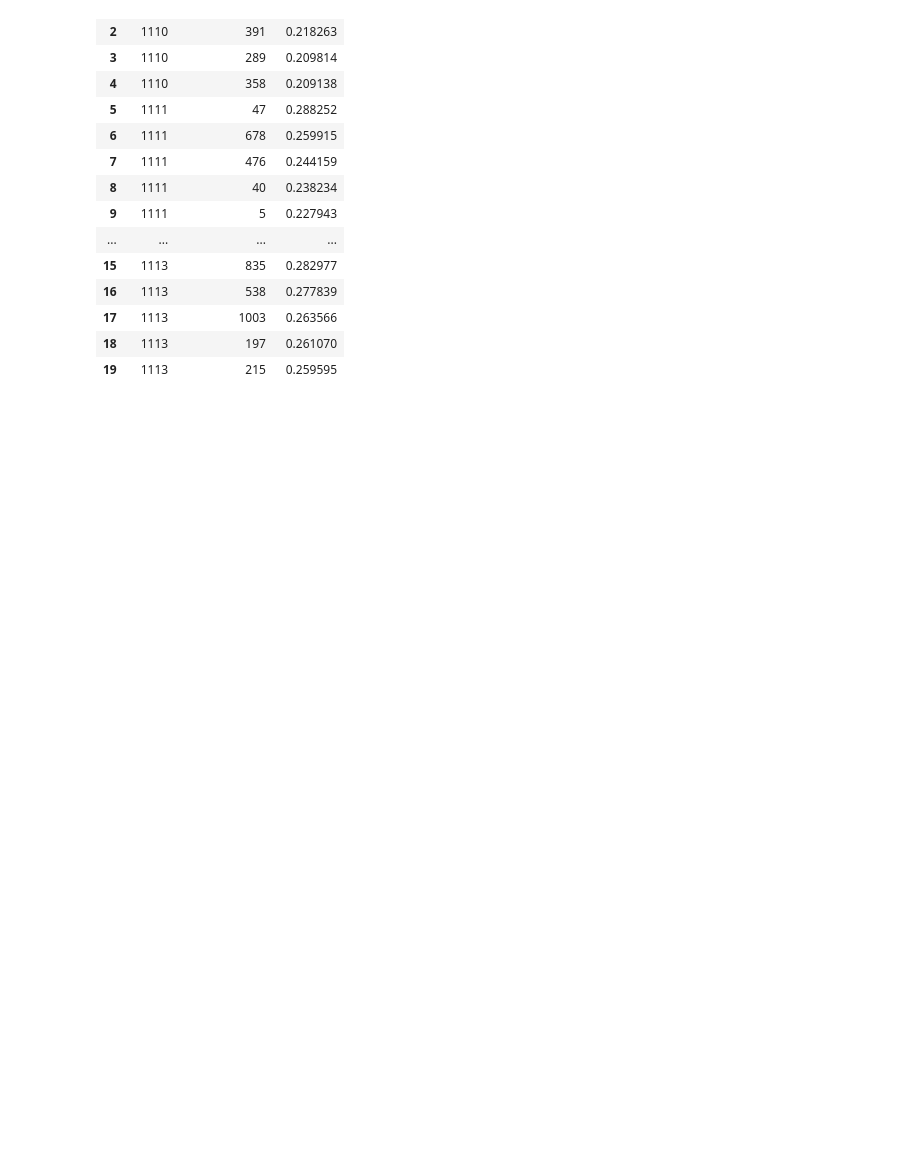
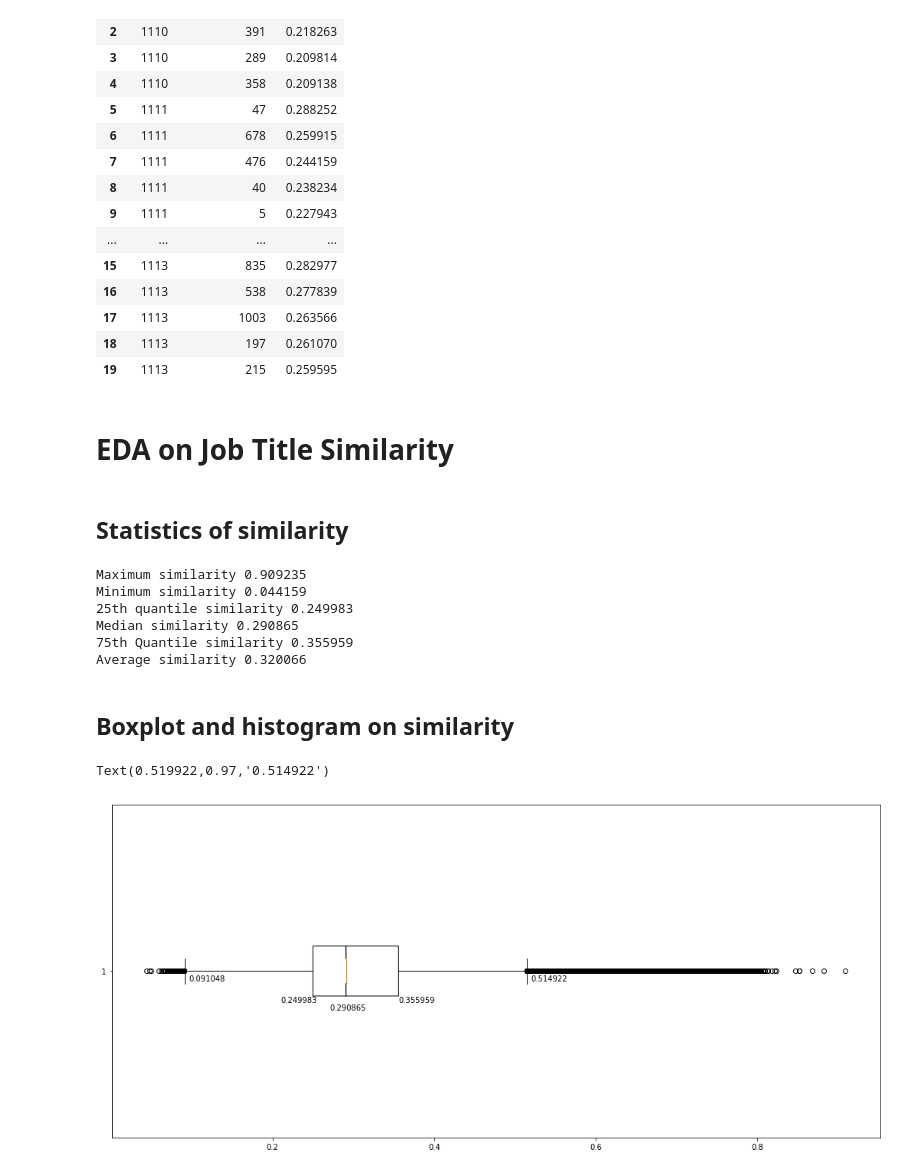
Before and after one commit to btruhand/job-advisor, a Jupyter notebook: Evaluating_doc2vec.ipynb, the cells around one changed output. Cells and saved outputs as stored; diff of their text form; code cells hidden in the pictures; blank space fills up the shorter version.

```diff
--- a/Evaluating_doc2vec.ipynb
+++ b/Evaluating_doc2vec.ipynb
@@ -145,3 +145,56 @@ df.head(20)
 | 17 | 1113 | 1003 | 0.263566 |
 | 18 | 1113 | 197 | 0.261070 |
 | 19 | 1113 | 215 | 0.259595 |
+# %% [markdown]
+# EDA on Job Title Similarity
+# %%
+import pandas as pd
+import matplotlib.pyplot as plt
+
+df = pd.read_json('findings/resume_job_title_onet_similarity.json.gz', orient='records', lines=True, compression='gzip')
+# %% [markdown]
+## Statistics of similarity
+# %%
+maximum = df['similarity'].max()
+minimum = df['similarity'].min()
+quantile_low = df['similarity'].quantile(0.25)
+median = df['similarity'].median()
+quantile_high = df['similarity'].quantile(0.75)
+average = df['similarity'].mean()
+
+print('Maximum similarity %f' % maximum)
+print('Minimum similarity %f' % minimum)
+print('25th quantile similarity %f' % quantile_low)
+print('Median similarity %f' %  median)
+print('75th Quantile similarity %f' % quantile_high)
+print('Average similarity %f' % average)
+# %% [output]
+Maximum similarity 0.909235
+Minimum similarity 0.044159
+25th quantile similarity 0.249983
+Median similarity 0.290865
+75th Quantile similarity 0.355959
+Average similarity 0.320066
+# %% [markdown]
+## Boxplot and histogram on similarity
+# %%
+fig, ax = plt.subplots()
+
+fig.set_size_inches(18, 8)
+box_info = ax.boxplot(df['similarity'], notch=True, vert=False)
+
+x, y = box_info['medians'][0].get_xydata()[0]
+ax.annotate('%f' % median, (x - 0.02,y - 0.08))
+x, y = box_info['boxes'][0].get_xydata()[0]
+ax.annotate('%f' % quantile_low, (x - 0.04, y - 0.02))
+x, y = box_info['boxes'][0].get_xydata()[6]
+ax.annotate('%f' % quantile_high, (x, y - 0.02))
+
+x, y = box_info['whiskers'][0].get_xydata()[1]
+ax.annotate('%f' % box_info['whiskers'][0].get_xdata()[1], (x + 0.005, y - 0.03))
+
+x, y = box_info['whiskers'][1].get_xydata()[1]
+ax.annotate('%f' % box_info['whiskers'][1].get_xdata()[1], (x + 0.005, y - 0.03))
+# %% [output]
+Text(0.519922,0.97,'0.514922')
+[figure, added]
```
Also changed, not shown: parts of 22 cells of this notebook, 1 other file.
